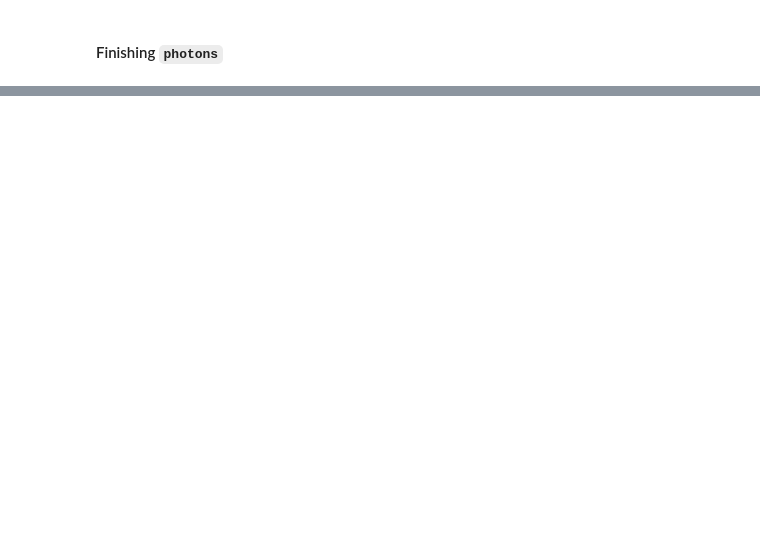
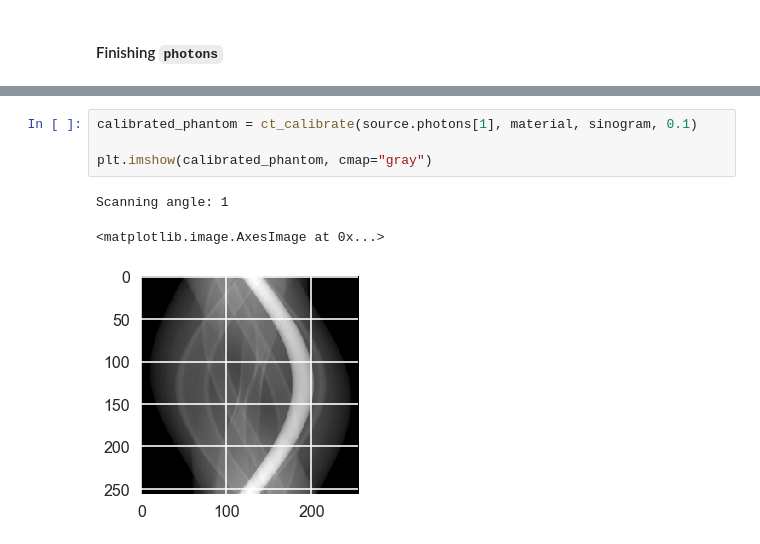
Before and after one commit to domkirkham/east-ct, a Jupyter notebook: Week1.ipynb, the cells around one changed output, grey strips where cells are left out. Cells and saved outputs as stored; diff of their text form; blank space fills up the shorter version.

```diff
--- a/Week1.ipynb
+++ b/Week1.ipynb
@@ -55,0 +77,8 @@ ax2.set_yscale('log')
+# %%
+calibrated_phantom = ct_calibrate(source.photons[1], material, sinogram, 0.1)
+
+plt.imshow(calibrated_phantom, cmap="gray")
+# %% [output]
+Scanning angle: 1
+<matplotlib.image.AxesImage at 0x...>
+[figure, added]
```
Also changed, not shown: parts of 10 cells of this notebook, 7 other files.
